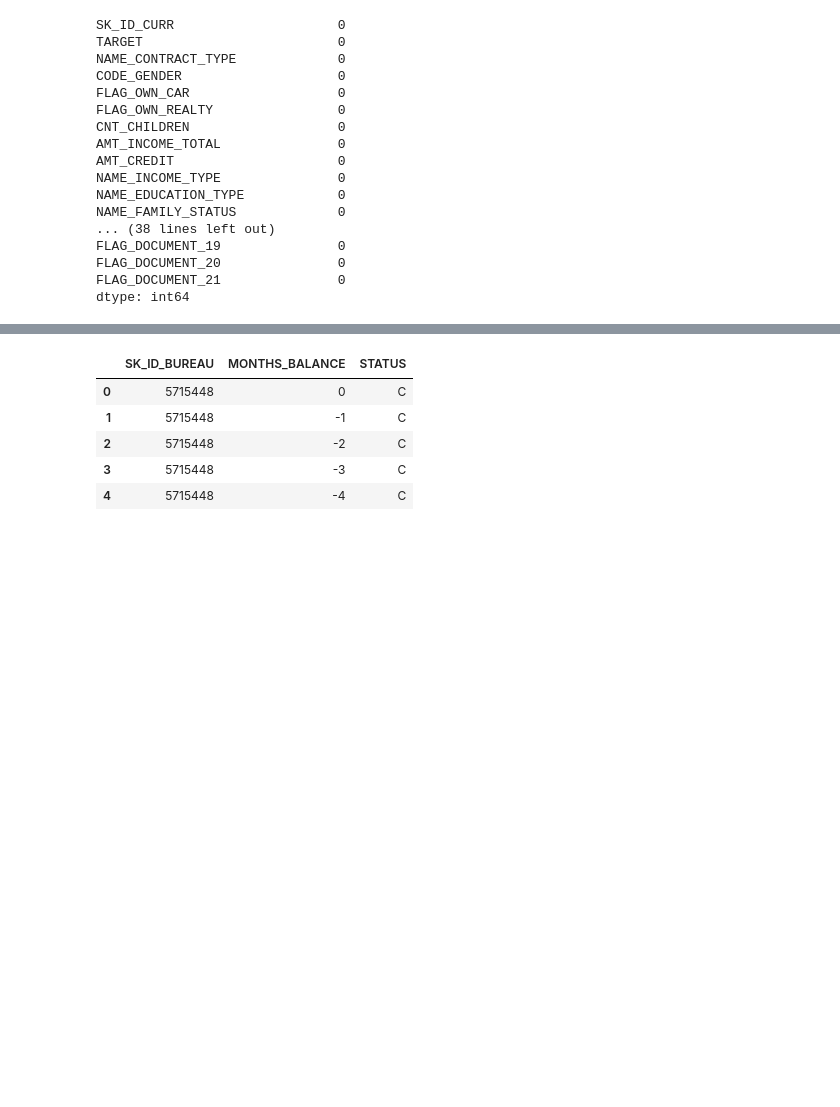
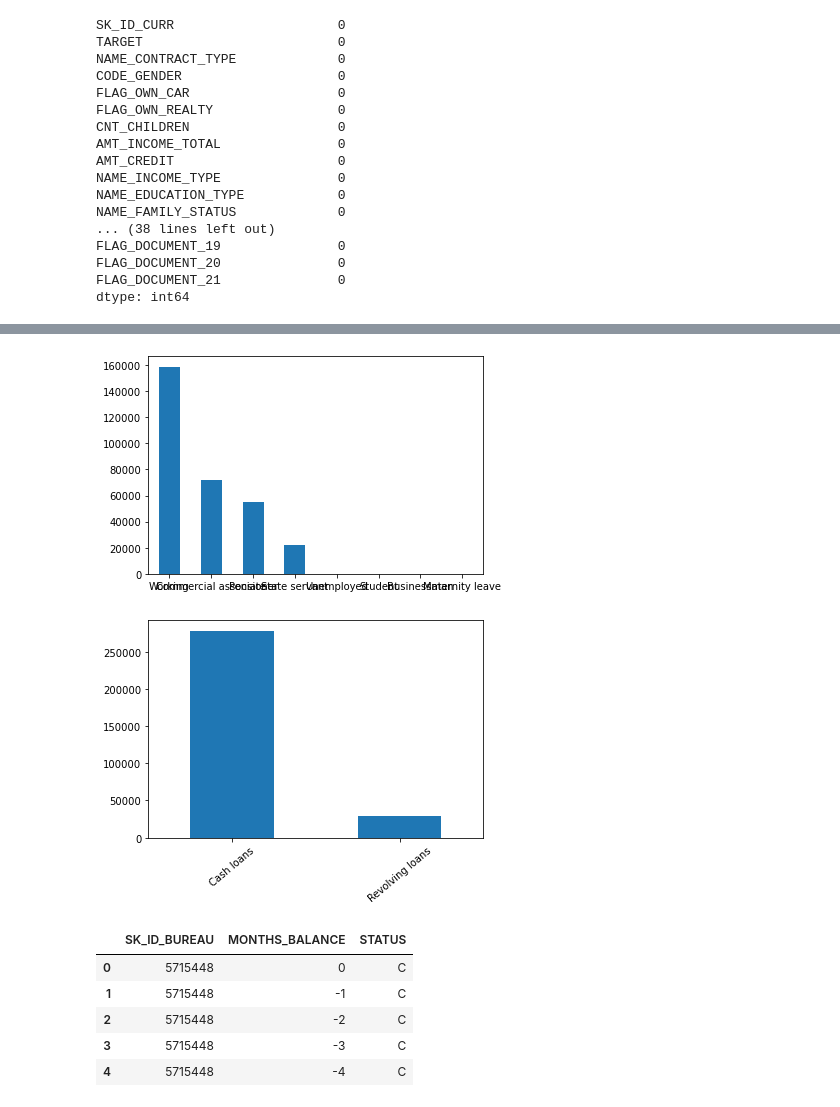
Before and after one commit to justinm329/Home_Credit_Risk, a Jupyter notebook: Credit_Risk.ipynb, the cells around one changed output, grey strips where cells are left out. Drawn from its saved outputs; the diff is of its cells as text; code cells hidden in the pictures; blank space fills up the shorter version.

```diff
--- a/Credit_Risk.ipynb
+++ b/Credit_Risk.ipynb
@@ -72,5 +107,11 @@ len(app_train)
 # %%
-null_values = []
-for i in app_train:
-    if app_train[i].isnull().sum() > 100:
-        null_values.append(i)
+def obtain_nulls(dataframe):
+    null_values = []
+    obj = []
+    for i in app_train:
+        if app_train[i].dtypes == "odject":
+            odj.append(i)
+            for x in obj:
+                if obj[x].isnull().sum() > 100:
+                    null_values.append(x)
+                return null_values
@@ -97,3 +118,12 @@ null_values
+# %%
+def obtain_nulls(dataframe):
+    null_values = []
+    for i in app_train:
+        if app_train[i].isnull().sum() > 100:
+            null_values.append(i)
+    return null_values
+# %%
+null_values = obtain_nulls(app_train)
 # %%
 # drop null values
 dropped_nulls = app_train.drop(columns = null_values)
@@ -189,3 +241,13 @@ cleaned_app_train = dropped_columns.dropna()
+# %%
+plt.subplots(1)
+cleaned_app_train["NAME_INCOME_TYPE"].value_counts().plot(kind = "bar", rot = 90)
+plt.xticks(rotation=0)
+plt.subplots(1)
+cleaned_app_train["NAME_CONTRACT_TYPE"].value_counts().plot(kind = "bar", rot = 40)
+plt.show()
+# %% [output]
+[figure, added]
+[figure, added]
 # %%
 # look at the next csv file
 bureau_balance.head()
```
Also changed, not shown: parts of 35 cells of this notebook.
